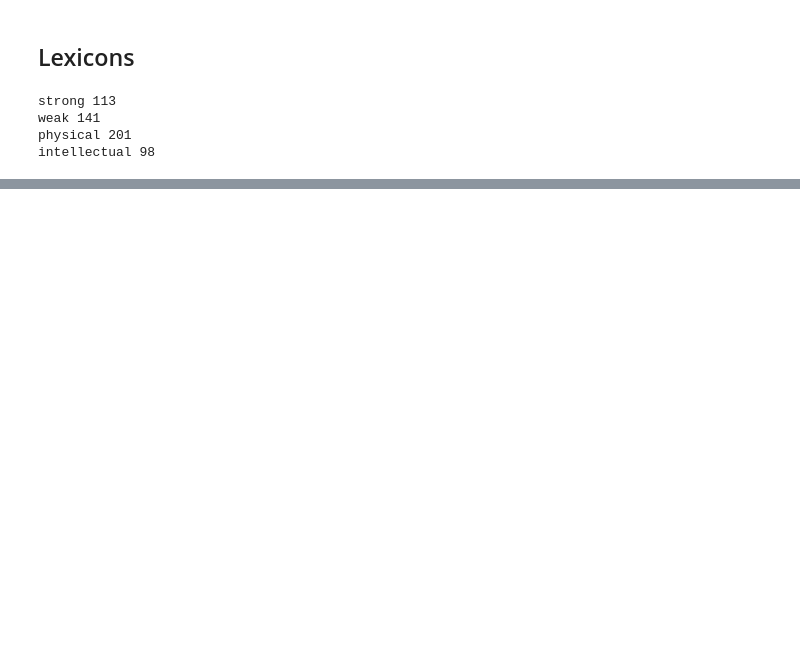
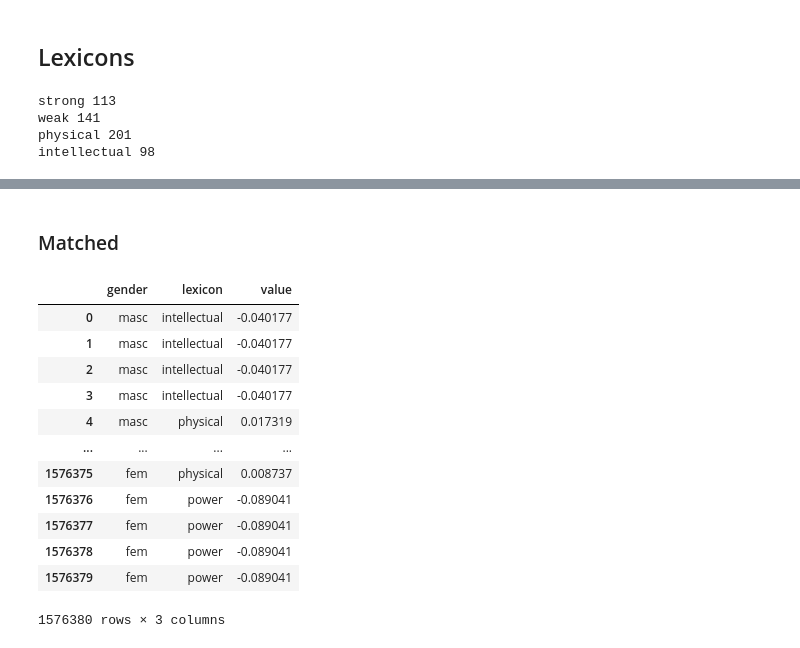
Before and after one commit to lucy3/gpt3_gender, a Jupyter notebook: code/character_viz.ipynb, the cells around one changed output, grey strips where cells are left out. Saved outputs shown, nothing was run; the diff lists cells and outputs as text; code cells hidden in the pictures; blank space fills up the shorter version.

```diff
--- a/code/character_viz.ipynb
+++ b/code/character_viz.ipynb
@@ -957,0 +956,20 @@ for f in os.listdir(genpath):
+# %% [markdown]
+### Matched
+# %%
+gen_d = get_lexicon_dict(LOGS + 'matched_adj_noun/')
+gen_df = pd.DataFrame.from_dict(gen_d)
+gen_df
+# %% [output]
+|  | gender | lexicon | value |
+| 0 | masc | intellectual | -0.040177 |
+| 1 | masc | intellectual | -0.040177 |
+| 2 | masc | intellectual | -0.040177 |
+| 3 | masc | intellectual | -0.040177 |
+| 4 | masc | physical | 0.017319 |
+| ... | ... | ... | ... |
+| 1576375 | fem | physical | 0.008737 |
+| 1576376 | fem | power | -0.089041 |
+| 1576377 | fem | power | -0.089041 |
+| 1576378 | fem | power | -0.089041 |
+| 1576379 | fem | power | -0.089041 |
+1576380 rows × 3 columns
```
Also changed, not shown: parts of 28 cells of this notebook, 5 other files.
